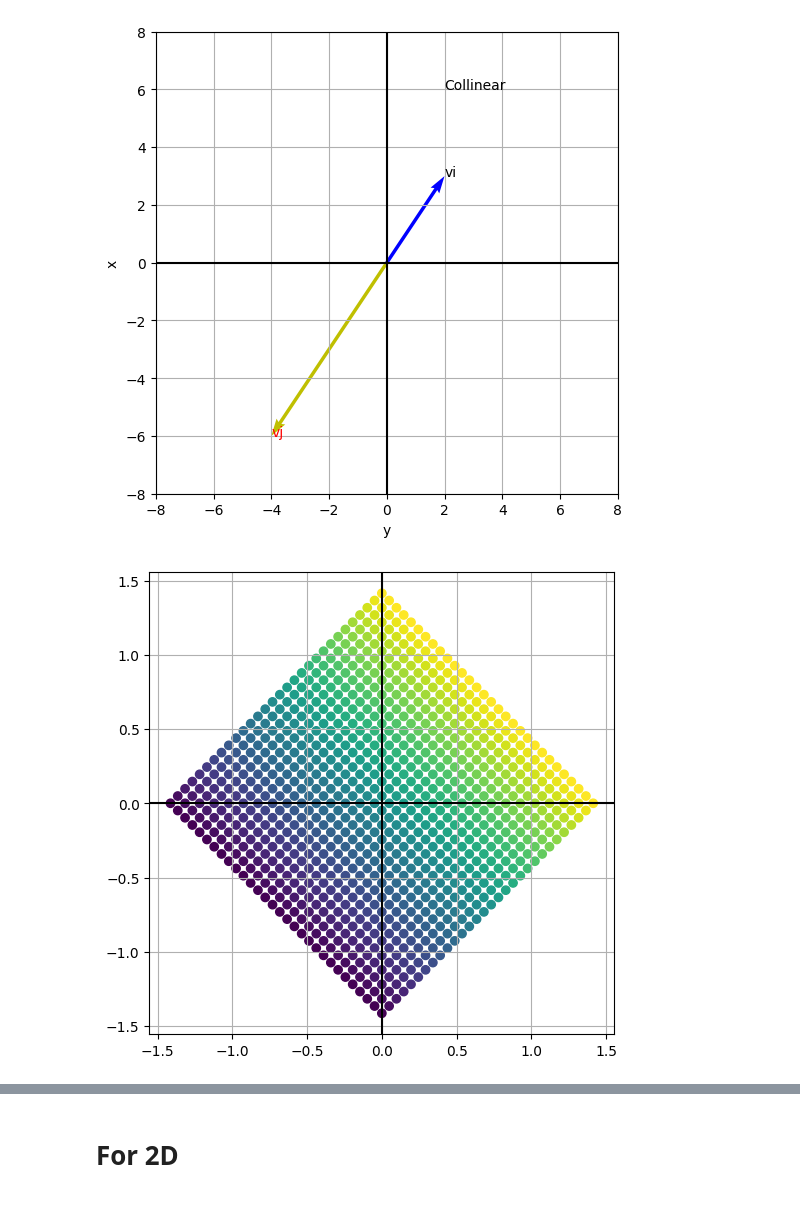
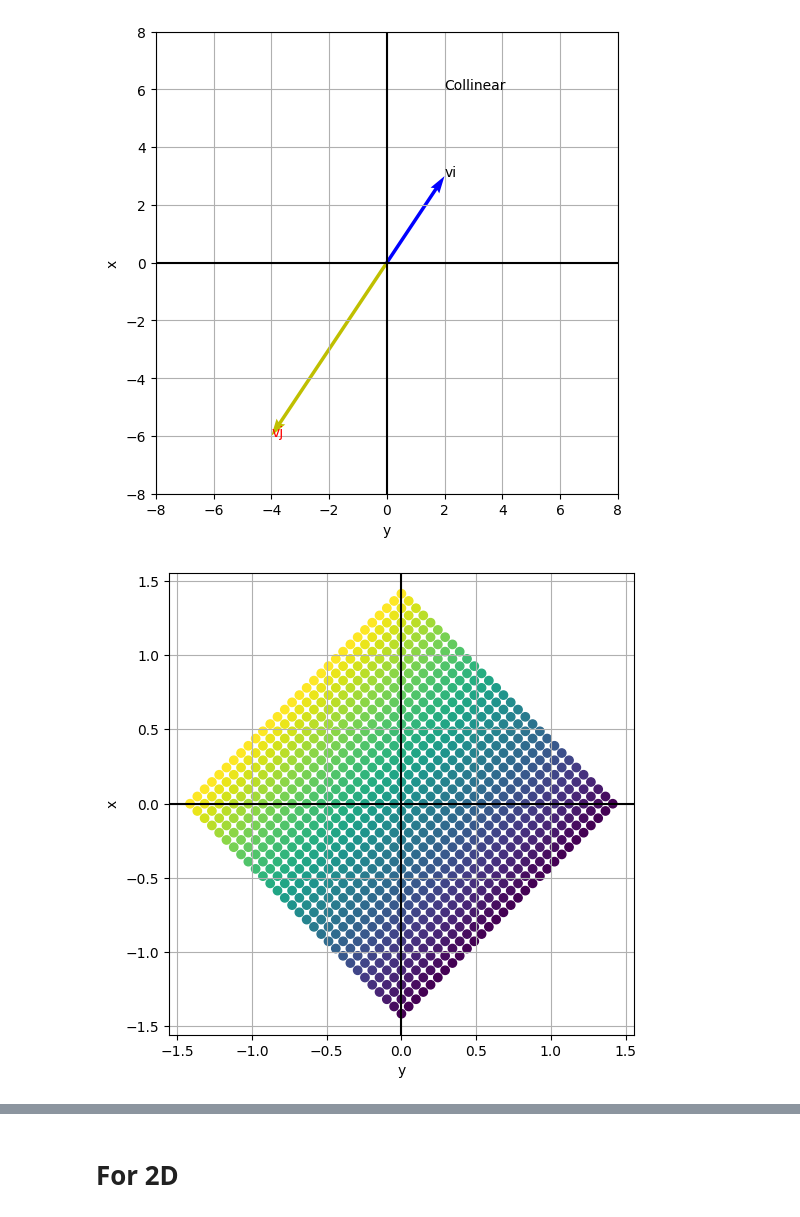
Before and after one commit to CoderAalok/Python_Libraries, a Jupyter notebook: Math for Machine Learning/Eigenvectors_Eigenvalues.ipynb, the cells around one changed output, grey strips where cells are left out. Drawn from its saved outputs; the diff is of its cells as text; code cells hidden in the pictures.

```diff
--- a/Math for Machine Learning/Eigenvectors_Eigenvalues.ipynb
+++ b/Math for Machine Learning/Eigenvectors_Eigenvalues.ipynb
@@ -156,16 +165,16 @@ plt.show()
 # %% [output]
 [figure]
 # %%
-x = np.linspace(1,-1, 30)
-y = np.linspace(1,-1, 30)
+x = np.linspace(-1,1, 30)
+y = np.linspace(-1,1, 30)
 x,y = np.meshgrid(x,y)
 
 A = np.zeros((2,2))
 theta = np.pi/4
 
 
-A[0,0] = -np.cos(theta)
-A[0,1] = np.sin(theta)
+A[0,0] = np.cos(theta)
+A[0,1] = -np.sin(theta)
 A[1,0] = np.sin(theta)
 A[1,1] = np.cos(theta)
 
@@ -174,15 +183,20 @@ n = A[1,0]*x + A[1,1]*y
 # %%
 fig,ax = plt.subplots(figsize=(6,6))
 
 ax.grid()
 ax.axhline(0, color='k')
 ax.axvline(0, color='k')
 
 ax.scatter(m,n, c=y)
 
+ax.set_xlabel('y')
+ax.set_ylabel('x')
+
 plt.show()
+# yellow -> cos(theta)
+# purple -> sin(theta)
 # %% [output]
-[figure, old version]
+[figure, new version]
 # %% [markdown]
 # Eigendecomposition
 It diagonalized the matrices, off diagonal are zero values. Diagonal matrix powers are trivial.
```
Also changed, not shown: parts of 18 cells of this notebook.
